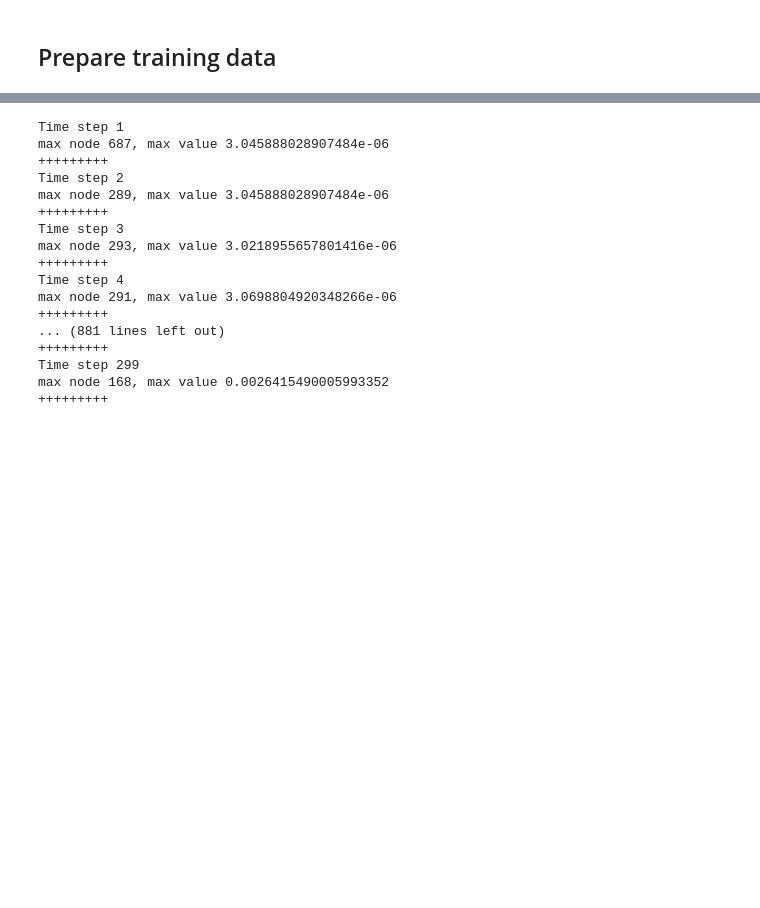
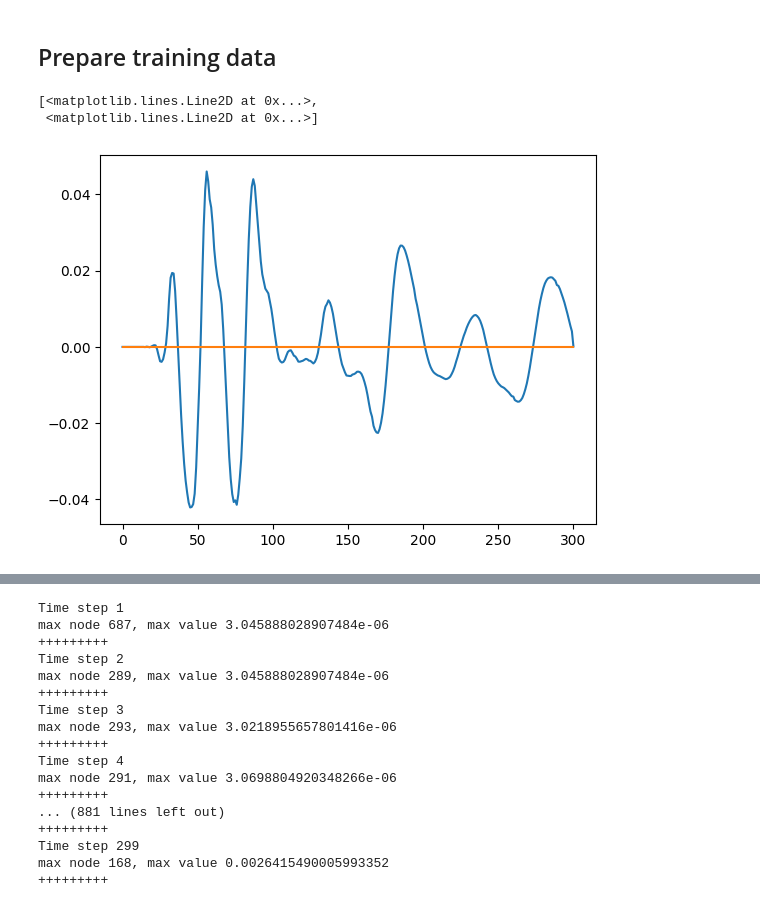
Before and after one commit to tonyhoVN/GNN_Dyna, a Jupyter notebook: temp/test_GNN.ipynb, the cells around one changed output, grey strips where cells are left out. Drawn from its saved outputs; the diff is of its cells as text; code cells hidden in the pictures; blank space fills up the shorter version.

```diff
--- a/temp/test_GNN.ipynb
+++ b/temp/test_GNN.ipynb
@@ -280,3 +272,30 @@ total_energy = model.results.global_total_energy.eval()
 # stress_field_container:dpf.FieldsContainer = model.results.stress.on_all_time_freqs.eval() # MPa unit
 time = np.array(model.metadata.time_freq_support.time_frequencies.data)/1000 # second unit
 delta_t = time[1:] - time[:-1]
+# %%
+node_id = [50, 51]
+acceleration = []
+for time_ind in range(len(time)-1):
+    # average (ax,ay,az) of nodes in head (ax,ay,az)
+    acc_head_nodes = []
+    for (id_ind, id) in enumerate(node_id):
+        acc_node_t = displacement_fc[time_ind].get_entity_data_by_id(id).squeeze()
+        acc_node_t1 = displacement_fc[time_ind+1].get_entity_data_by_id(id).squeeze()
+        acc_node = (acc_node_t1 - acc_node_t)
+        # acc_node_magnitude = np.linalg.norm(acc_node)
+        acc_node_magnitude = acc_node[2]
+        acc_head_nodes.append(acc_node_magnitude)
+
+    # acc_avg = np.linalg.norm(acc_head_nodes_avg) # mm/ms^2 unit
+    # acc_avg = acc_avg/(9.8E-3) # gravity unit
+    # print(acc_head_nodes)
+    acceleration.append(acc_head_nodes)
+
+acc = np.array(acceleration) # convert to np
+# print(acc)
+import matplotlib.pyplot as plt
+plt.plot(acc)
+# %% [output]
+[<matplotlib.lines.Line2D at 0x...>,
+ <matplotlib.lines.Line2D at 0x...>]
+[figure, added]
```
Also changed, not shown: parts of 6 cells of this notebook, 11 other files.
